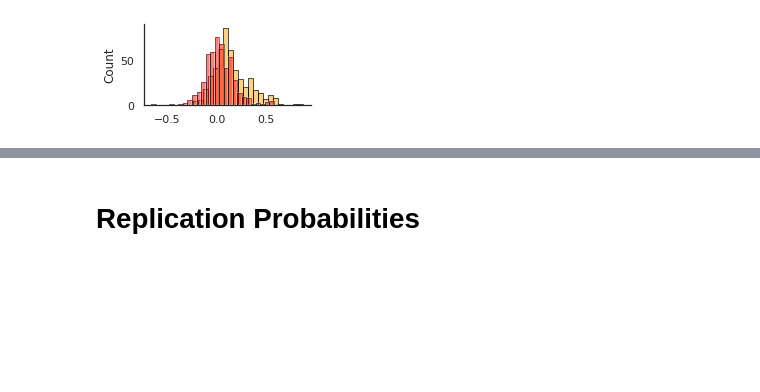
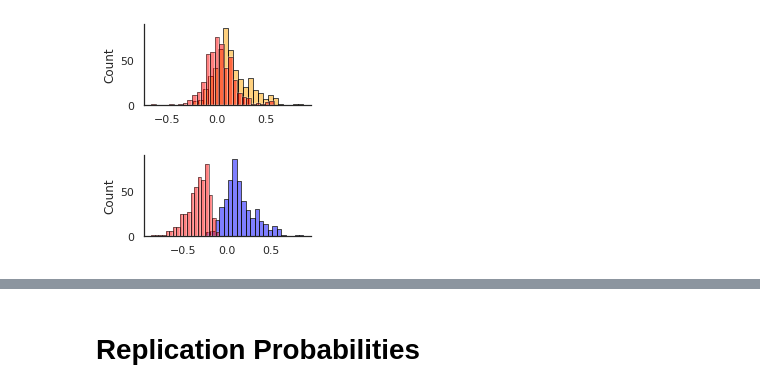
Before and after one commit to spisakt/BWAS_comment, a Jupyter notebook: plot_results.ipynb, the cells around one changed output, grey strips where cells are left out. Drawn from its saved outputs; the diff is of its cells as text; code cells hidden in the pictures; blank space fills up the shorter version.

```diff
--- a/plot_results.ipynb
+++ b/plot_results.ipynb
@@ -160,3 +178,20 @@ plt.savefig('fig/hist_inflation_cv.pdf')
 plt.show()
 # %% [output]
 [figure]
+# %%
+sns.set(rc={"figure.figsize":(3, 1.5)})
+sns.set_style("white")
+df = pd.read_csv('res_PCA_SVR.csv')
+tmp = df.loc[(df.target=='CogTotalComp_AgeAdj') & (df.connectivity=='netmats_pearson')]
+sns.histplot(tmp.r_replication - tmp.r_discovery_cv, color='blue', alpha=0.5)
+sns.histplot(tmp.r_replication - tmp.r_discovery_cv, color='black',fill=False)
+
+tmp = df.loc[(df.target=='CogTotalComp_AgeAdj') & (df.connectivity=='netmats_pearson')]
+sns.histplot(tmp.r_replication - tmp.r_discovery_overfit, color='red', alpha=0.5)
+sns.histplot(tmp.r_replication - tmp.r_discovery_overfit, color='black',fill=False)
+sns.despine()
+
+plt.savefig('fig/hist_inflation_cv_vs_overfit.pdf')
+plt.show()
+# %% [output]
+[figure, added]
```
Also changed, not shown: parts of 7 cells of this notebook, 9 other files.
